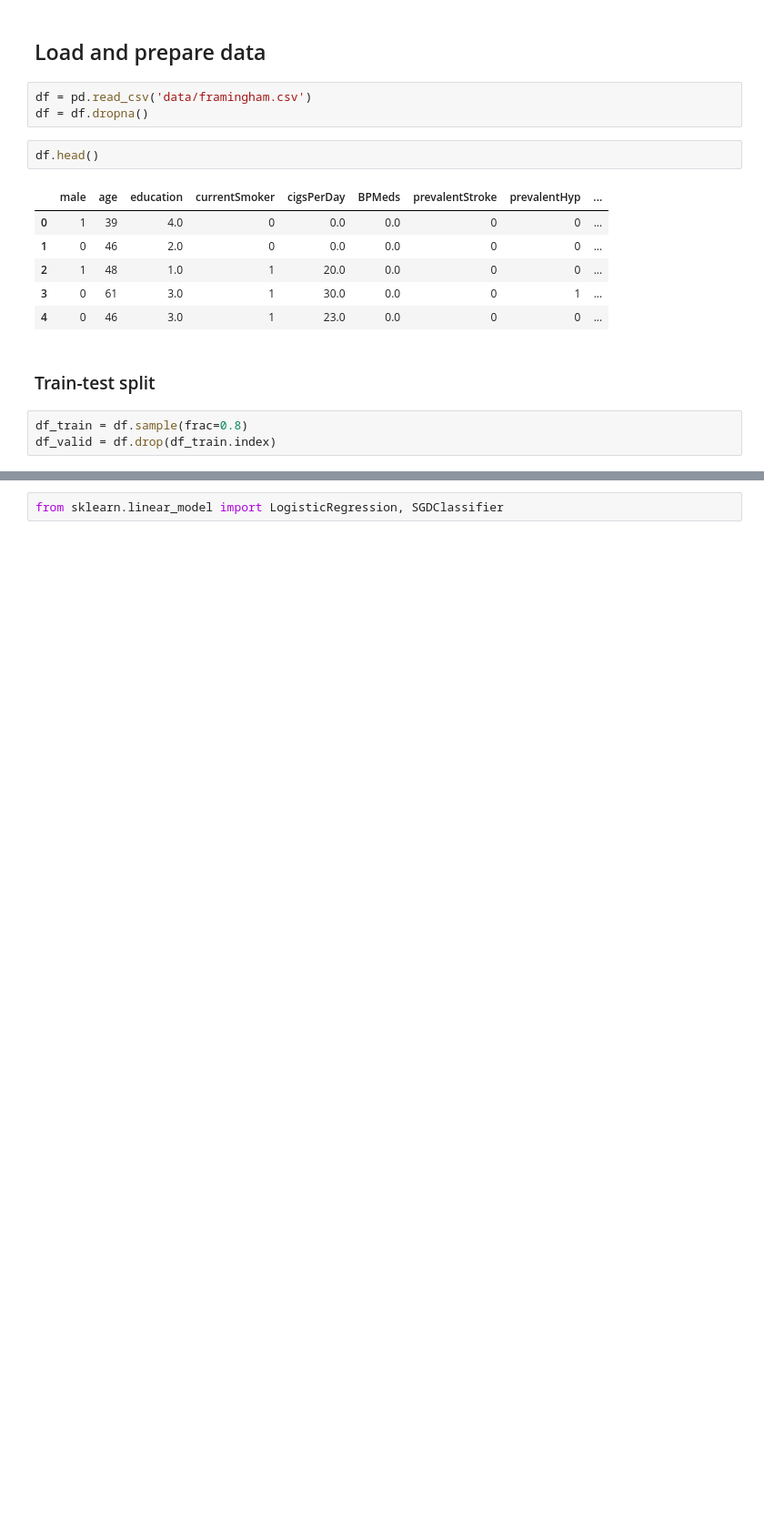
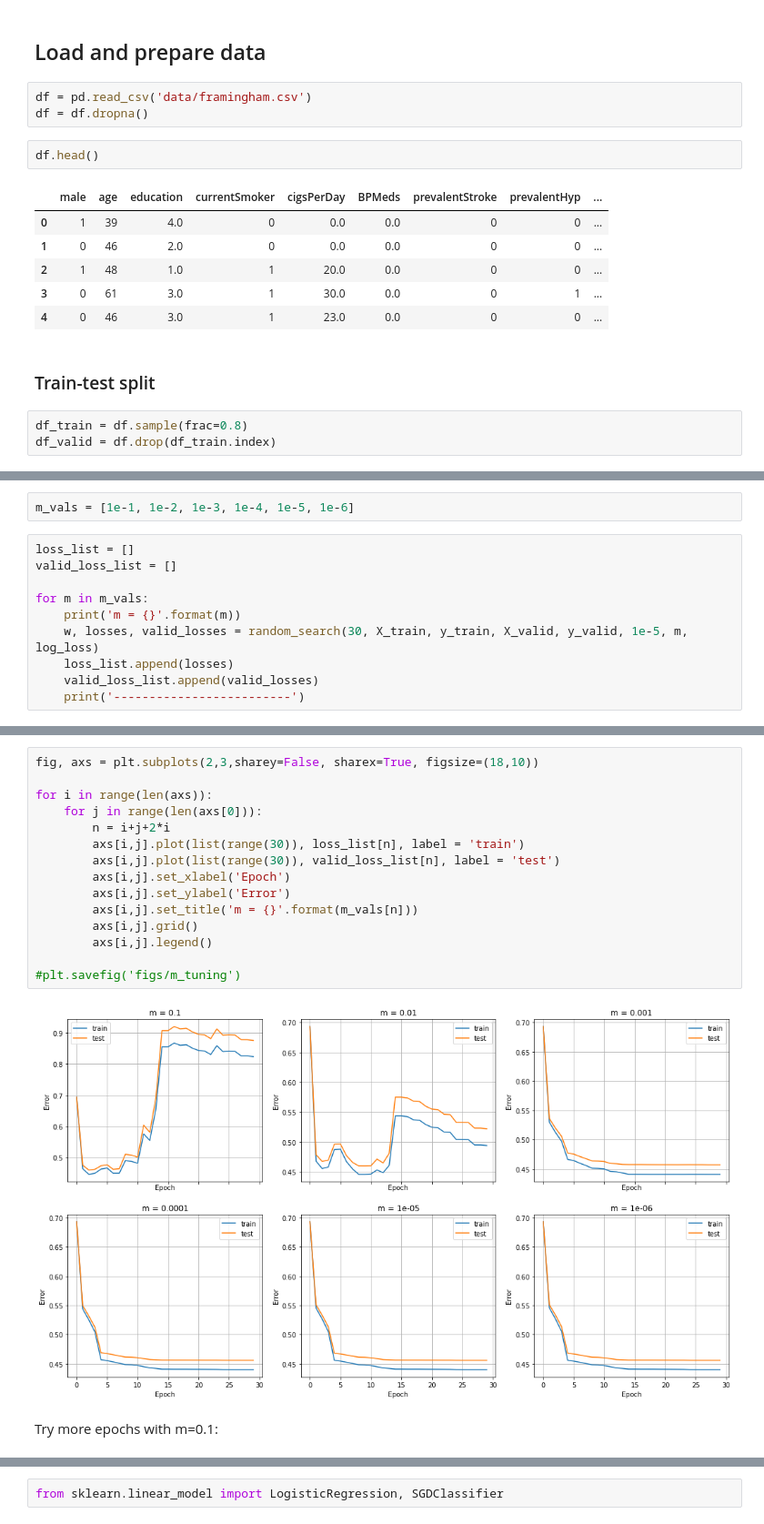
Before and after one commit to msorins/OptoML_course_proj, a Jupyter notebook: classification_zo.ipynb, the cells around one changed output, grey strips where cells are left out. Shown at 91% size. Saved outputs shown, nothing was run; the diff lists cells and outputs as text; blank space fills up the shorter version.

```diff
--- a/classification_zo.ipynb
+++ b/classification_zo.ipynb
@@ -52,0 +77,12 @@ X_train.shape
+# %%
+m_vals = [1e-1, 1e-2, 1e-3, 1e-4, 1e-5, 1e-6]
+# %%
+loss_list = []
+valid_loss_list = []
+
+for m in m_vals:
+    print('m = {}'.format(m))
+    w, losses, valid_losses = random_search(30, X_train, y_train, X_valid, y_valid, 1e-5, m, log_loss)
+    loss_list.append(losses)
+    valid_loss_list.append(valid_losses)
+    print('-------------------------')
@@ -52,0 +107,19 @@ X_train.shape
+# %%
+fig, axs = plt.subplots(2,3,sharey=False, sharex=True, figsize=(18,10))
+
+for i in range(len(axs)):
+    for j in range(len(axs[0])):
+        n = i+j+2*i
+        axs[i,j].plot(list(range(30)), loss_list[n], label = 'train')
+        axs[i,j].plot(list(range(30)), valid_loss_list[n], label = 'test')
+        axs[i,j].set_xlabel('Epoch')
+        axs[i,j].set_ylabel('Error')
+        axs[i,j].set_title('m = {}'.format(m_vals[n]))
+        axs[i,j].grid()
+        axs[i,j].legend()
+
+#plt.savefig('figs/m_tuning')
+# %% [output]
+[figure, added]
+# %% [markdown]
+Try more epochs with m=0.1:
```
Also changed, not shown: parts of 39 cells of this notebook, 1 other file.
